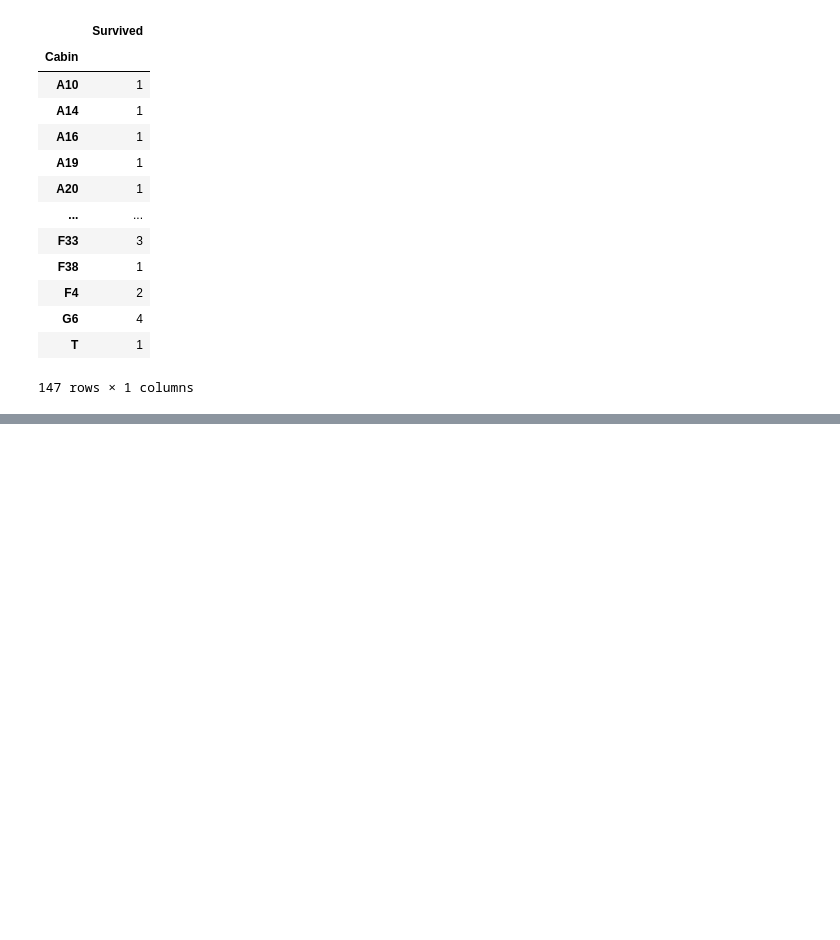
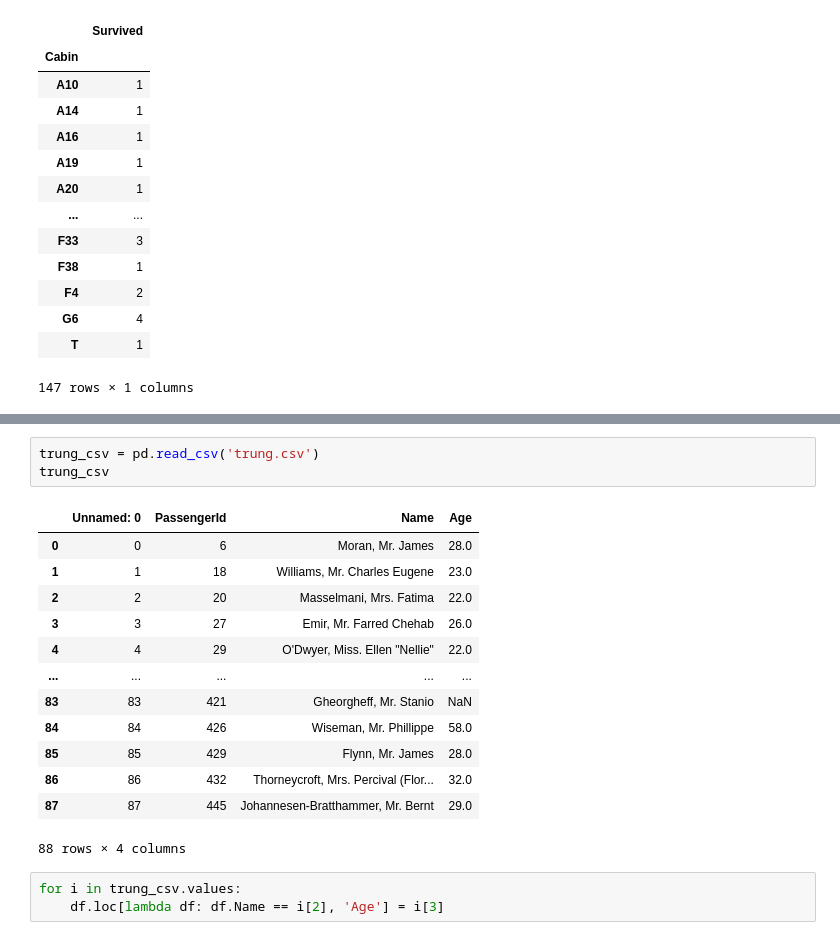
Before and after one commit to tuanio/titanic_ds_k15, a Jupyter notebook: Titanic.ipynb, the cells around one changed output, grey strips where cells are left out. Cells and saved outputs as stored; diff of their text form; blank space fills up the shorter version.

```diff
--- a/Titanic.ipynb
+++ b/Titanic.ipynb
@@ -307,0 +370,20 @@ df.groupby('Cabin').count()[['Survived']]
+# %%
+trung_csv = pd.read_csv('trung.csv')
+trung_csv
+# %% [output]
+|  | Unnamed: 0 | PassengerId | Name | Age |
+| 0 | 0 | 6 | Moran, Mr. James | 28.0 |
+| 1 | 1 | 18 | Williams, Mr. Charles Eugene | 23.0 |
+| 2 | 2 | 20 | Masselmani, Mrs. Fatima | 22.0 |
+| 3 | 3 | 27 | Emir, Mr. Farred Chehab | 26.0 |
+| 4 | 4 | 29 | O'Dwyer, Miss. Ellen "Nellie" | 22.0 |
+| ... | ... | ... | ... | ... |
+| 83 | 83 | 421 | Gheorgheff, Mr. Stanio | NaN |
+| 84 | 84 | 426 | Wiseman, Mr. Phillippe | 58.0 |
+| 85 | 85 | 429 | Flynn, Mr. James | 28.0 |
+| 86 | 86 | 432 | Thorneycroft, Mrs. Percival (Flor... | 32.0 |
+| 87 | 87 | 445 | Johannesen-Bratthammer, Mr. Bernt | 29.0 |
+88 rows × 4 columns
+# %%
+for i in trung_csv.values:
+    df.loc[lambda df: df.Name == i[2], 'Age'] = i[3]
```
Also changed, not shown: parts of 13 cells of this notebook, 2 other files.
